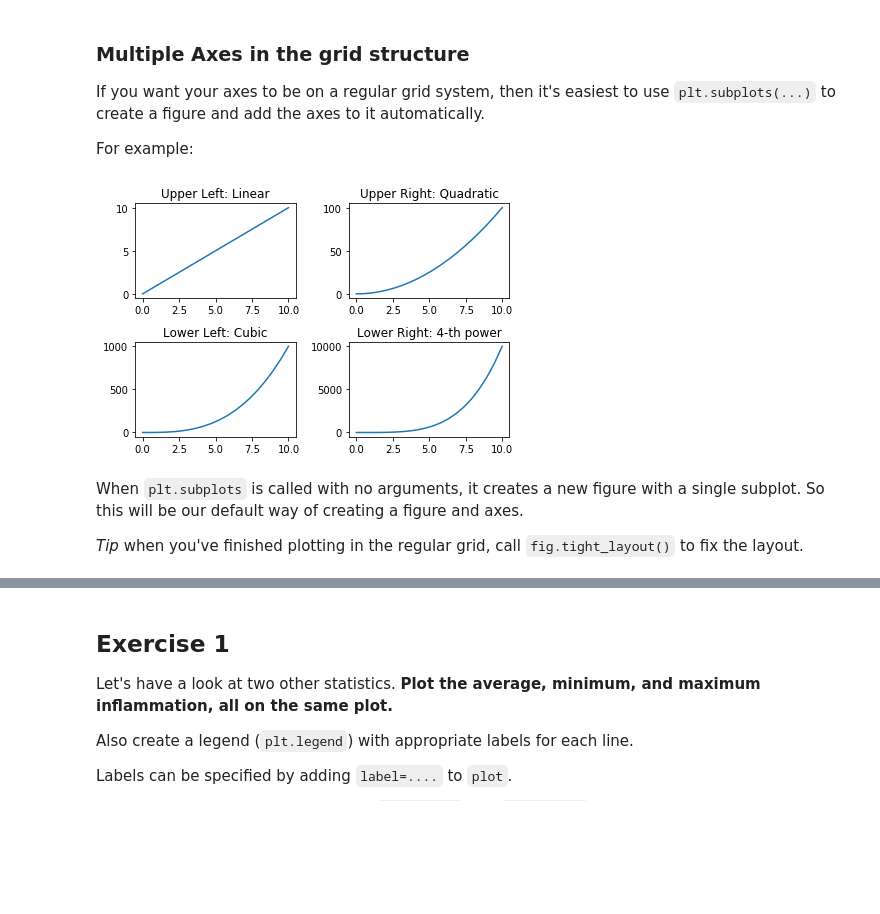
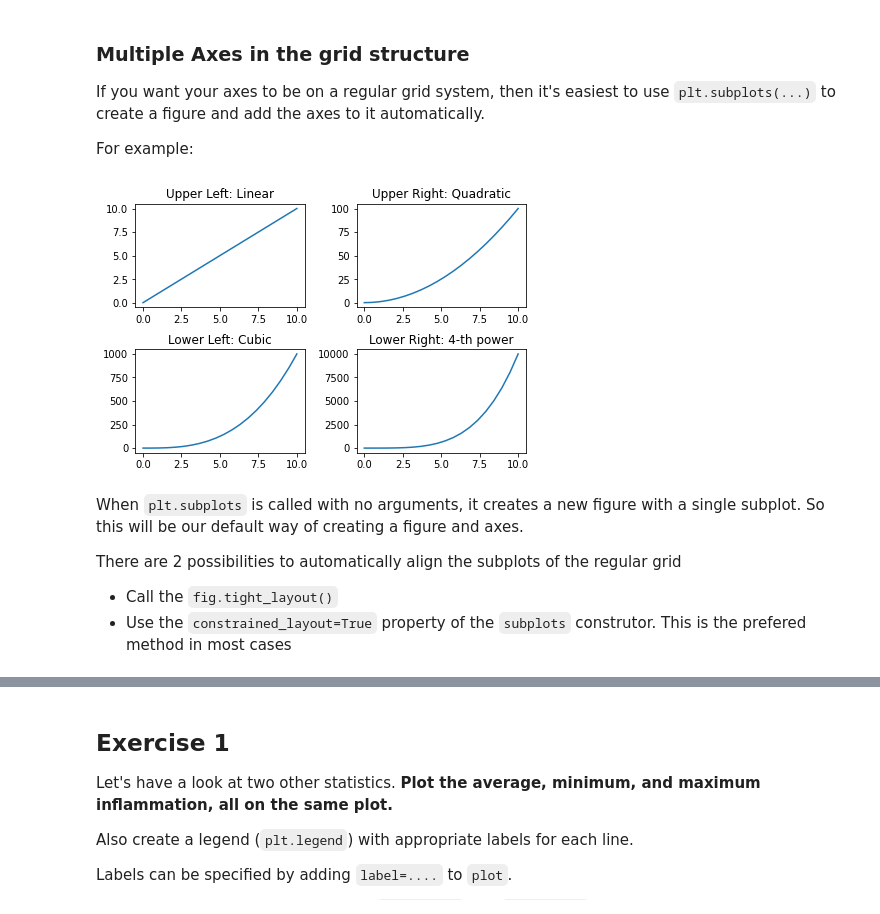
Before and after one commit to faigyb/python4ml, a Jupyter notebook: matplotlib.ipynb, the cells around one changed output, grey strips where cells are left out. Cells and saved outputs as stored; diff of their text form; code cells hidden in the pictures; blank space fills up the shorter version.

```diff
--- a/matplotlib.ipynb
+++ b/matplotlib.ipynb
@@ -141,23 +154,23 @@ If you want your axes to be on a regular grid system, then it's easiest to use `
 
 For example:
 # %%
-fig, axes = plt.subplots(nrows=2, ncols=2)
+fig, axes = plt.subplots(nrows=2, ncols=2, constrained_layout=True)
 axes[0,0].set(title='Upper Left: Linear')
 axes[0,1].set(title='Upper Right: Quadratic')
 axes[1,0].set(title='Lower Left: Cubic')
 axes[1,1].set(title='Lower Right: 4-th power')
 
 # To iterate over all items in a multidimensional numpy array,
 # use the `flat` attribute
 # Enumerate returns the tuple (index, value) of the array/list
 for i, ax in enumerate(axes.flat):
     ax.plot(x, x**(i+1))
-
-fig.tight_layout()
 # %% [output]
-[figure, old version]
+[figure, new version]
 # %% [markdown]
 When `plt.subplots` is called with no arguments, it creates a new figure with a single subplot. So this will be our default way of creating a figure and axes.
 
-*Tip* when you've finished plotting in the regular grid, call `fig.tight_layout()` to fix the layout.
+There are 2 possibilities to automatically align the subplots of the regular grid
+* Call the `fig.tight_layout()`
+* Use the `constrained_layout=True` property of the `subplots` construtor. This is the prefered method in most cases
 # %% [markdown]
```
Also changed, not shown: parts of 9 cells of this notebook.
